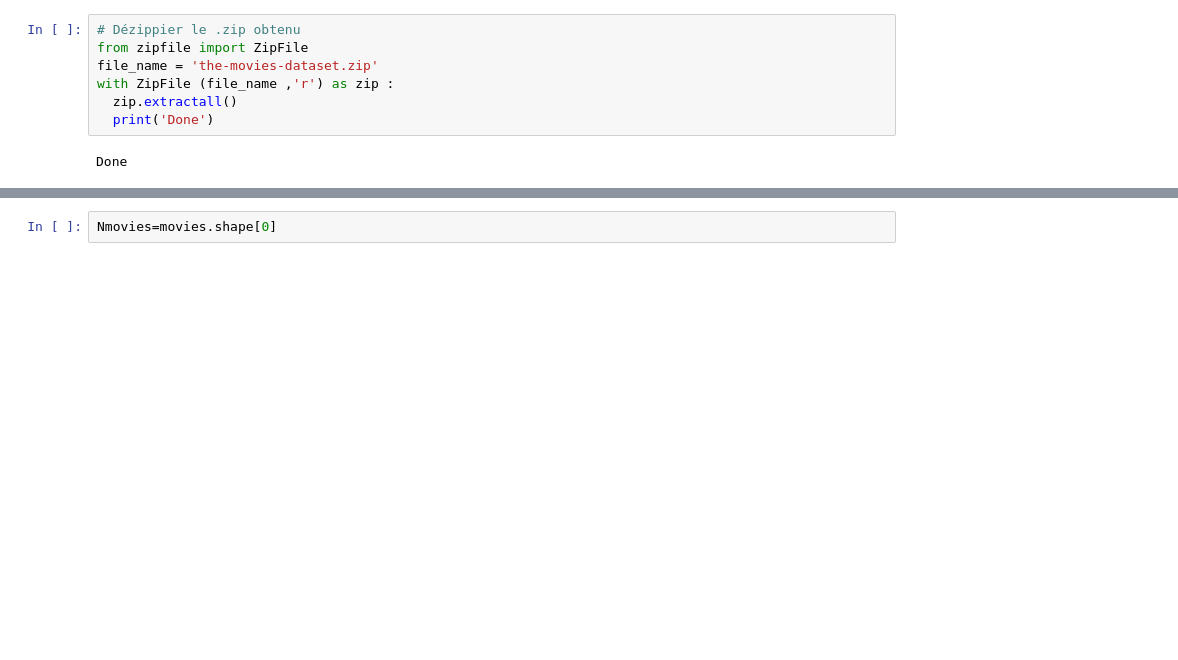
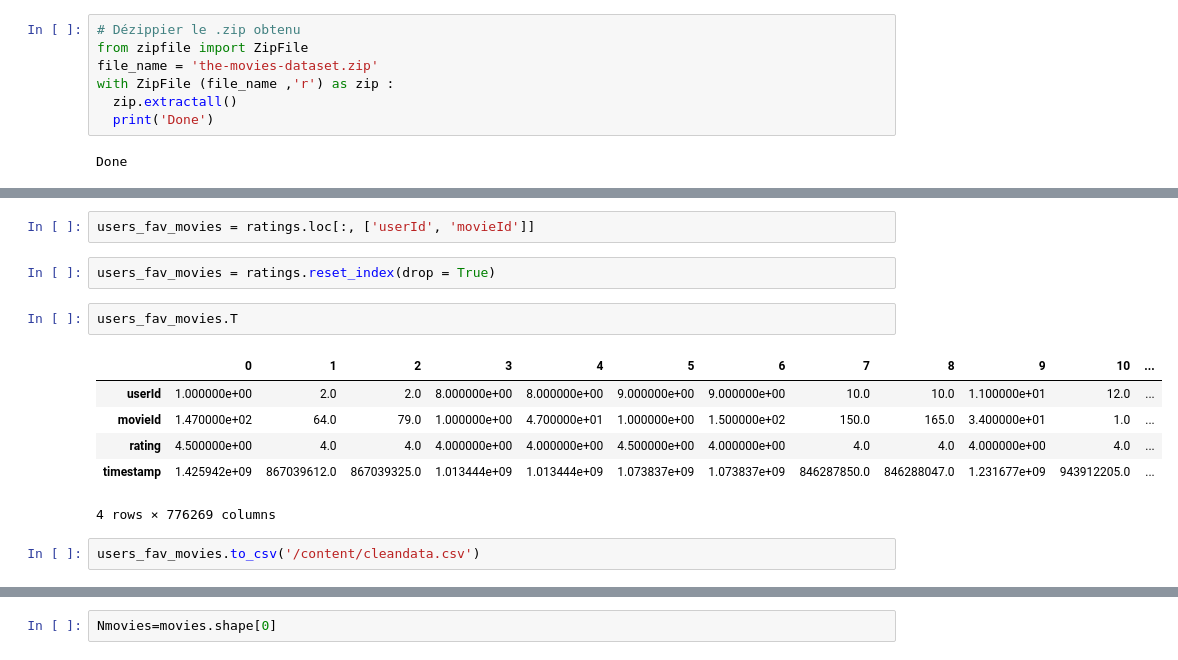
Before and after one commit to haidour18/Benchemarking-Recommender-systems-, a Jupyter notebook: Kmeans.ipynb, the cells around one changed output, grey strips where cells are left out. Saved outputs shown, nothing was run; the diff lists cells and outputs as text; blank space fills up the shorter version.

```diff
--- a/Kmeans.ipynb
+++ b/Kmeans.ipynb
@@ -105,0 +166,15 @@ movies.head(5)
+# %%
+users_fav_movies = ratings.loc[:, ['userId', 'movieId']]
+# %%
+users_fav_movies = ratings.reset_index(drop = True)
+# %%
+users_fav_movies.T
+# %% [output]
+|  | 0 | 1 | 2 | 3 | 4 | 5 | 6 | 7 | 8 | 9 | 10 | ... |
+| userId | 1.000000e+00 | 2.0 | 2.0 | 8.000000e+00 | 8.000000e+00 | 9.000000e+00 | 9.000000e+00 | 10.0 | 10.0 | 1.100000e+01 | 12.0 | ... |
+| movieId | 1.470000e+02 | 64.0 | 79.0 | 1.000000e+00 | 4.700000e+01 | 1.000000e+00 | 1.500000e+02 | 150.0 | 165.0 | 3.400000e+01 | 1.0 | ... |
+| rating | 4.500000e+00 | 4.0 | 4.0 | 4.000000e+00 | 4.000000e+00 | 4.500000e+00 | 4.000000e+00 | 4.0 | 4.0 | 4.000000e+00 | 4.0 | ... |
+| timestamp | 1.425942e+09 | 867039612.0 | 867039325.0 | 1.013444e+09 | 1.013444e+09 | 1.073837e+09 | 1.073837e+09 | 846287850.0 | 846288047.0 | 1.231677e+09 | 943912205.0 | ... |
+4 rows × 776269 columns
+# %%
+users_fav_movies.to_csv('/content/cleandata.csv')
```
Also changed, not shown: parts of 13 cells of this notebook.
